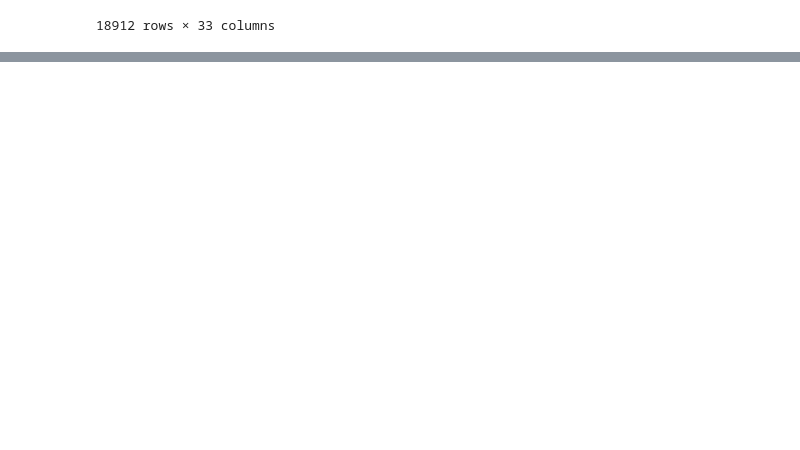
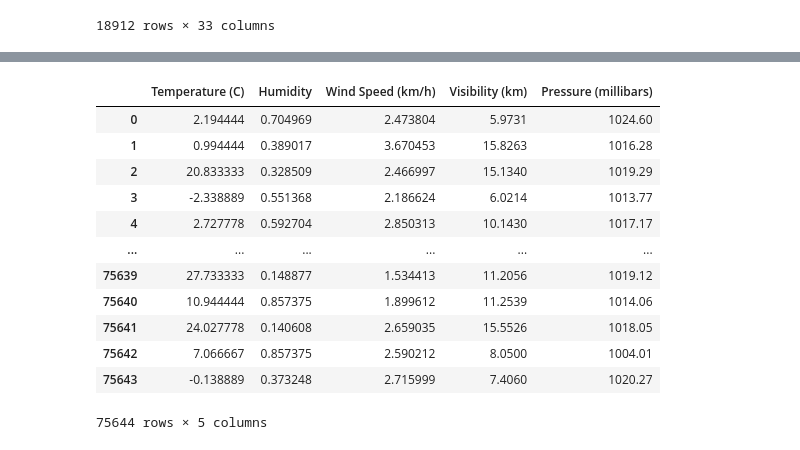
Before and after one commit to jasmeen848/temperature-prediction-model, a Jupyter notebook: TemperaturePredictionRegression.ipynb, the cells around one changed output, grey strips where cells are left out. Drawn from its saved outputs; the diff is of its cells as text; code cells hidden in the pictures; blank space fills up the shorter version.

```diff
--- a/TemperaturePredictionRegression.ipynb
+++ b/TemperaturePredictionRegression.ipynb
@@ -763,0 +773,17 @@ X_test
+# %%
+to_standardize_train = X_train[['Temperature (C)', 'Humidity','Wind Speed (km/h)','Visibility (km)','Pressure (millibars)']].copy()
+to_standardize_train
+# %% [output]
+|  | Temperature (C) | Humidity | Wind Speed (km/h) | Visibility (km) | Pressure (millibars) |
+| 0 | 2.194444 | 0.704969 | 2.473804 | 5.9731 | 1024.60 |
+| 1 | 0.994444 | 0.389017 | 3.670453 | 15.8263 | 1016.28 |
+| 2 | 20.833333 | 0.328509 | 2.466997 | 15.1340 | 1019.29 |
+| 3 | -2.338889 | 0.551368 | 2.186624 | 6.0214 | 1013.77 |
+| 4 | 2.727778 | 0.592704 | 2.850313 | 10.1430 | 1017.17 |
+| ... | ... | ... | ... | ... | ... |
+| 75639 | 27.733333 | 0.148877 | 1.534413 | 11.2056 | 1019.12 |
+| 75640 | 10.944444 | 0.857375 | 1.899612 | 11.2539 | 1014.06 |
+| 75641 | 24.027778 | 0.140608 | 2.659035 | 15.5526 | 1018.05 |
+| 75642 | 7.066667 | 0.857375 | 2.590212 | 8.0500 | 1004.01 |
+| 75643 | -0.138889 | 0.373248 | 2.715999 | 7.4060 | 1020.27 |
+75644 rows × 5 columns
```
Also changed, not shown: parts of 11 cells of this notebook.
